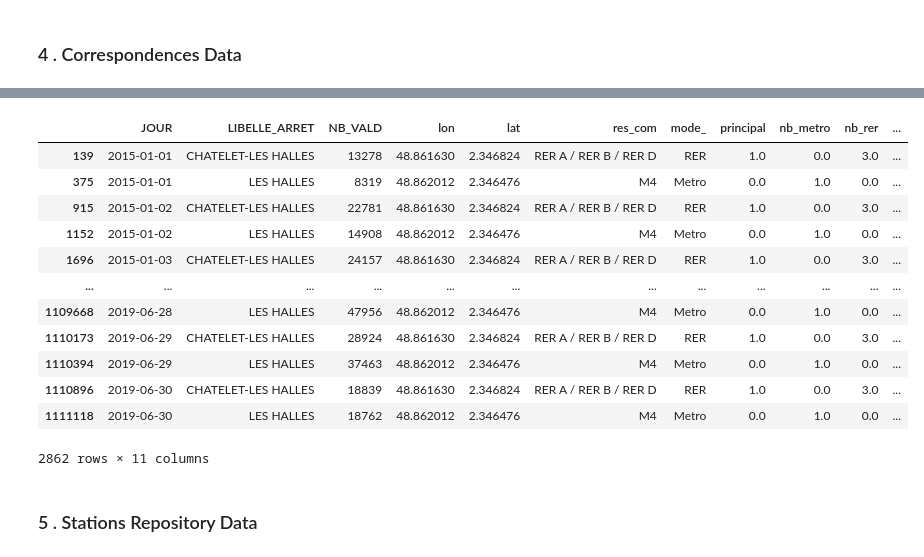
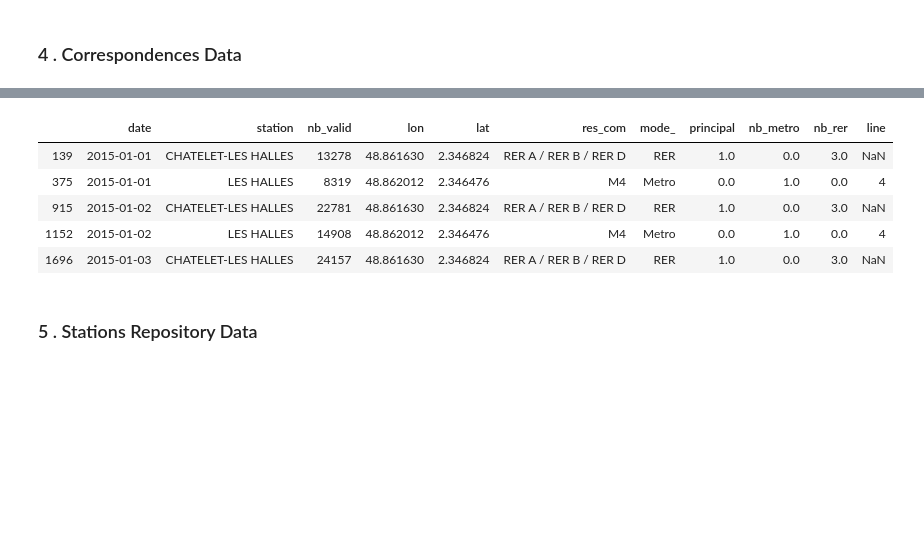
Before and after one commit to p-desaintchamas/datacamp-challenge-creation, a Jupyter notebook: Data_Collection_&_Feature_Engineering.ipynb, the cells around one changed output, grey strips where cells are left out. Cells and saved outputs as stored; diff of their text form; code cells hidden in the pictures; blank space fills up the shorter version.

```diff
--- a/Data_Collection_&_Feature_Engineering.ipynb
+++ b/Data_Collection_&_Feature_Engineering.ipynb
@@ -171,5 +173,5 @@ dt_agg['Name'] = dt_agg['Name'].str.normalize('NFKD').str.encode('ascii', errors
 # %%
-dt_agg_pos = dt_agg.merge(dt2, how='left', on='Name')
-dt_agg_pos.drop('Name',axis=1,inplace=True)
+dt_agg_pos = dt_agg.merge(dt2, how='left', on='station_name')
+dt_agg_pos.drop('station_name',axis=1,inplace=True)
 dt_agg_pos.head()
 # %% [output]
@@ -187,9 +189,10 @@ gare_desc = pd.read_csv('data/emplacement-des-gares-idf-data-generalisee.csv',de
 gare_desc = pd.read_csv('data/emplacement-des-gares-idf-data-generalisee.csv',delimiter = ';')
 stations_desc = pd.read_csv('data/stations.csv',delimiter = ';')
 gare_desc = gare_desc[['nom_long','res_com','mode_','principal']]
+gare_desc.columns = ['long_name','res_com','mode_','principal']
 # %%
-dt_agg_pos = pd.merge(dt_agg_pos,gare_desc,left_on='LIBELLE_ARRET',right_on='nom_long',how = 'left')
-dt_agg_pos = dt_agg_pos.drop(columns = ['nom_long'],axis = 1)
+dt_agg_pos = pd.merge(dt_agg_pos,gare_desc,left_on='station',right_on='long_name',how = 'left')
+dt_agg_pos = dt_agg_pos.drop(columns = ['long_name'],axis = 1)
 # %%
 gare_desc.head()
 # %% [output]
@@ -214,7 +217,7 @@ corr['Name'] = corr['stop_name'].str.lower()
 corr['Name'] = corr['Name'].str.replace('[^\w]','')
 corr['Name'] = corr['Name'].str.normalize('NFKD').str.encode('ascii', errors='ignore').str.decode('utf-8')
 
-dt_agg_pos['Name'] = dt_agg_pos['LIBELLE_ARRET'].str.lower()
+dt_agg_pos['Name'] = dt_agg_pos['station'].str.lower()
 dt_agg_pos['Name'] = dt_agg_pos['Name'].str.replace('[^\w]','')
 dt_agg_pos['Name'] = dt_agg_pos['Name'].str.normalize('NFKD').str.encode('ascii', errors='ignore').str.decode('utf-8')
 
@@ -231,19 +234,12 @@ dt_agg_pos_corr.head()
 # %%
-dt_agg_pos_corr[dt_agg_pos_corr['LIBELLE_ARRET'].str.contains("HALLES")]
+dt_agg_pos_corr[dt_agg_pos_corr['station'].str.contains("HALLES")].head()
 # %% [output]
-|  | JOUR | LIBELLE_ARRET | NB_VALD | lon | lat | res_com | mode_ | principal | nb_metro | nb_rer | ... |
-| 139 | 2015-01-01 | CHATELET-LES HALLES | 13278 | 48.861630 | 2.346824 | RER A / RER B / RER D | RER | 1.0 | 0.0 | 3.0 | ... |
-| 375 | 2015-01-01 | LES HALLES | 8319 | 48.862012 | 2.346476 | M4 | Metro | 0.0 | 1.0 | 0.0 | ... |
-| 915 | 2015-01-02 | CHATELET-LES HALLES | 22781 | 48.861630 | 2.346824 | RER A / RER B / RER D | RER | 1.0 | 0.0 | 3.0 | ... |
-| 1152 | 2015-01-02 | LES HALLES | 14908 | 48.862012 | 2.346476 | M4 | Metro | 0.0 | 1.0 | 0.0 | ... |
-| 1696 | 2015-01-03 | CHATELET-LES HALLES | 24157 | 48.861630 | 2.346824 | RER A / RER B / RER D | RER | 1.0 | 0.0 | 3.0 | ... |
-| ... | ... | ... | ... | ... | ... | ... | ... | ... | ... | ... | ... |
-| 1109668 | 2019-06-28 | LES HALLES | 47956 | 48.862012 | 2.346476 | M4 | Metro | 0.0 | 1.0 | 0.0 | ... |
-| 1110173 | 2019-06-29 | CHATELET-LES HALLES | 28924 | 48.861630 | 2.346824 | RER A / RER B / RER D | RER | 1.0 | 0.0 | 3.0 | ... |
-| 1110394 | 2019-06-29 | LES HALLES | 37463 | 48.862012 | 2.346476 | M4 | Metro | 0.0 | 1.0 | 0.0 | ... |
-| 1110896 | 2019-06-30 | CHATELET-LES HALLES | 18839 | 48.861630 | 2.346824 | RER A / RER B / RER D | RER | 1.0 | 0.0 | 3.0 | ... |
-| 1111118 | 2019-06-30 | LES HALLES | 18762 | 48.862012 | 2.346476 | M4 | Metro | 0.0 | 1.0 | 0.0 | ... |
+|  | date | station | nb_valid | lon | lat | res_com | mode_ | principal | nb_metro | nb_rer | line |
+| 139 | 2015-01-01 | CHATELET-LES HALLES | 13278 | 48.861630 | 2.346824 | RER A / RER B / RER D | RER | 1.0 | 0.0 | 3.0 | NaN |
+| 375 | 2015-01-01 | LES HALLES | 8319 | 48.862012 | 2.346476 | M4 | Metro | 0.0 | 1.0 | 0.0 | 4 |
+| 915 | 2015-01-02 | CHATELET-LES HALLES | 22781 | 48.861630 | 2.346824 | RER A / RER B / RER D | RER | 1.0 | 0.0 | 3.0 | NaN |
+| 1152 | 2015-01-02 | LES HALLES | 14908 | 48.862012 | 2.346476 | M4 | Metro | 0.0 | 1.0 | 0.0 | 4 |
+| 1696 | 2015-01-03 | CHATELET-LES HALLES | 24157 | 48.861630 | 2.346824 | RER A / RER B / RER D | RER | 1.0 | 0.0 | 3.0 | NaN |
-2862 rows × 11 columns
 # %% [markdown]
 ### 5 . Stations Repository Data
 # %%
```
Also changed, not shown: parts of 39 cells of this notebook.
